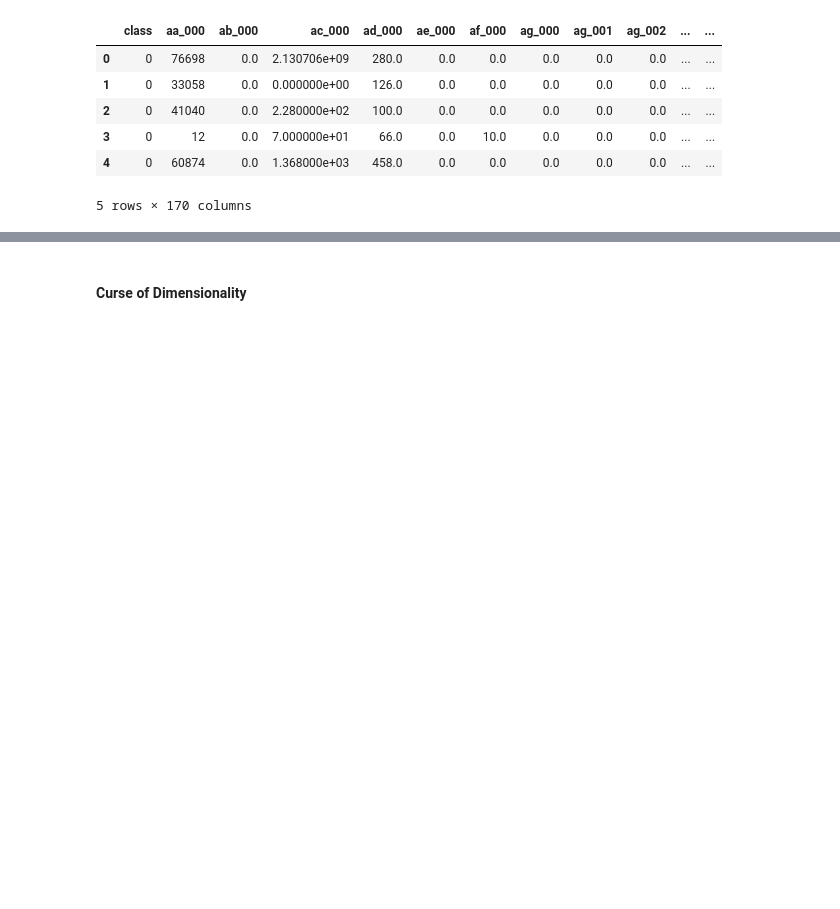
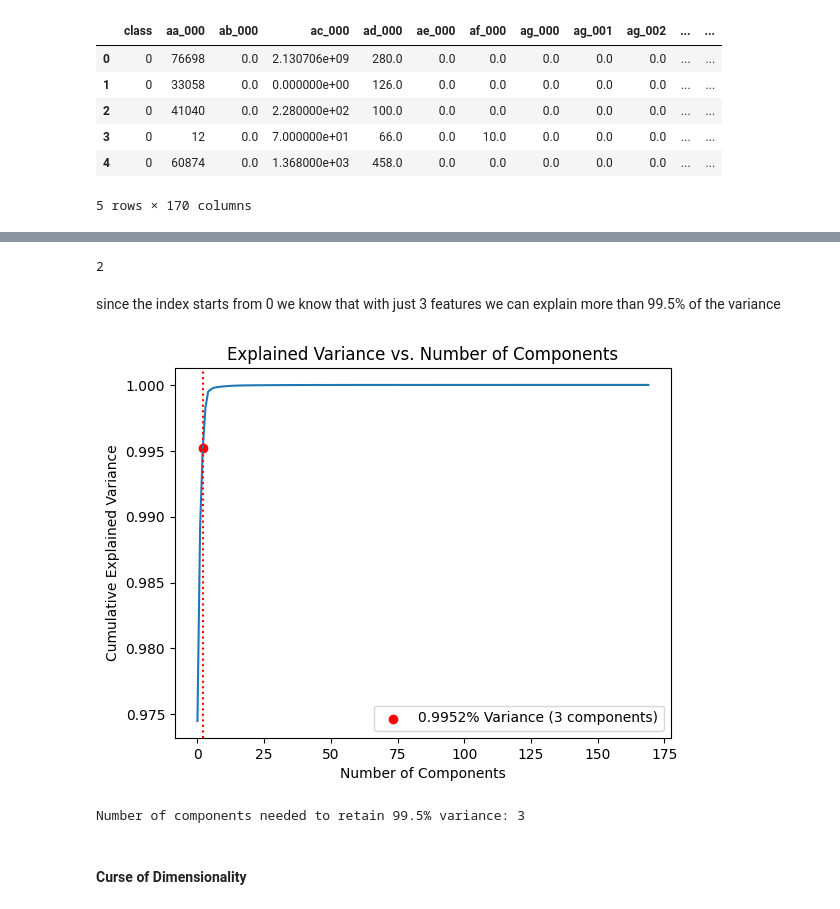
Before and after one commit to riccardopossier/Data_Preparation_CA1, a Jupyter notebook: RiccardoPossieri__DPrepHDip_CA1..ipynb, the cells around one changed output, grey strips where cells are left out. Drawn from its saved outputs; the diff is of its cells as text; code cells hidden in the pictures; blank space fills up the shorter version.

```diff
--- a/RiccardoPossieri__DPrepHDip_CA1..ipynb
+++ b/RiccardoPossieri__DPrepHDip_CA1..ipynb
@@ -62,5 +76,3 @@ for col in numerical_columns:
-# %%
-data_df = data_df.drop("cd_000", axis=1)
 # %% [markdown]
 ##### Outliers Detection
 ###### Detecting 3 observations with outliers thanks to My Report Histograms and visualise them also with a bloxplot
@@ -123,0 +107,6 @@ data_pca.head()
+# %%
+# Fit PCA to your data (assuming you've already done this)
+pca= PCA().fit(data_df.drop(data_df["class"]))
+
+# Create the cumulative explained variance plot
+cumulative_variance = np.cumsum(pca.explained_variance_ratio_)
@@ -124,3 +133,33 @@ data_pca.head()
+# %%
+# Find the index where the cumulative variance is >= 0.995 (99.5%)
+num_components_needed = np.argmax(cumulative_variance >= 0.995)
+# %%
+num_components_needed
+# %% [output]
+2
+# %% [markdown]
+since the index starts from 0 we know that with just 3 features we can explain more than 99.5% of the variance
+# %%
+# Plot the cumulative explained variance
+plt.plot(cumulative_variance)
+plt.xlabel('Number of Components')
+plt.ylabel('Cumulative Explained Variance')
+plt.title('Explained Variance vs. Number of Components')
+
+# Add a vertical line on the number of components needed
+plt.axvline(x=num_components_needed, color='red', linestyle='dotted')
+
+# Add a marker to the plot in the intersection point
+plt.scatter(num_components_needed, cumulative_variance[num_components_needed], color='red', label=f'{round(cumulative_variance[num_components_needed], 4)}% Variance ({num_components_needed+1} components)')
+plt.legend()
+
+plt.show()
+
+# num_components_needed contains the number of components needed to retain 99.5% variance
+print(f"Number of components needed to retain 99.5% variance: {num_components_needed+1}")
+# %% [output]
+[figure, added]
+Number of components needed to retain 99.5% variance: 3
 # %% [markdown]
 #### Curse of Dimensionality
 # %% [markdown]
```
Also changed, not shown: parts of 14 cells of this notebook.
